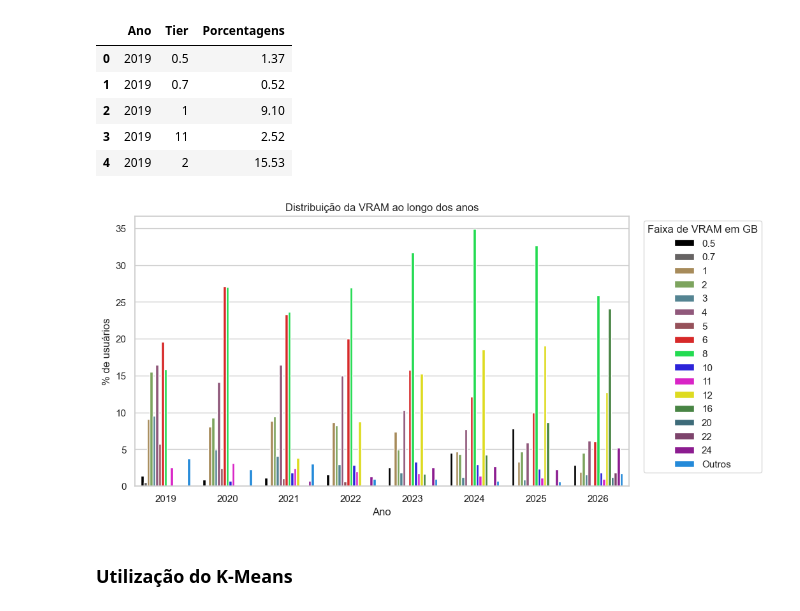
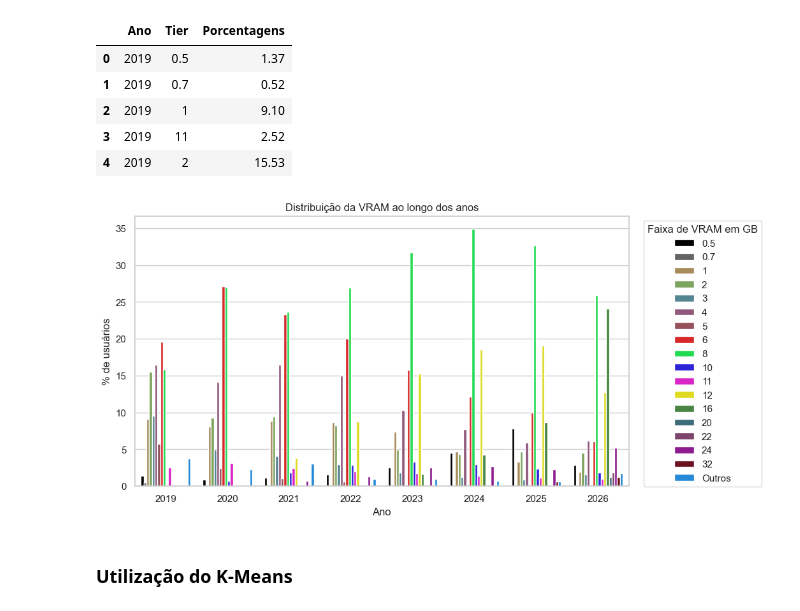
Before and after one commit to caiopaiva92/Trabalho-ICD-, a Jupyter notebook: Análise dos dados/EDA_dados_anuais_unificados.ipynb, the cells around one changed output. Cells and saved outputs as stored; diff of their text form; code cells hidden in the pictures.

```diff
--- a/Análise dos dados/EDA_dados_anuais_unificados.ipynb
+++ b/Análise dos dados/EDA_dados_anuais_unificados.ipynb
@@ -170,10 +170,8 @@ df_vram['Especificação'].unique()
   '16 GB',  '32 GB',  '20 GB',  '22 GB']
 Length: 18, dtype: str
 # %%
-tiers_ordem = ['0.5', '0.7', '1', '2', '3', '4', '5','6','8','10', '11', '12', '16','20','22','24', 'Outros']
+tiers_ordem = ['0.5', '0.7', '1', '2', '3', '4', '5','6','8','10', '11', '12', '16','20','22','24','32', 'Outros']
 
-# "Tabela de tradução": cada texto original vira uma faixa de RAM.
-# Textos que não aparecem aqui (ex: '2 GB', 'Less than 2 GB') viram NaN.
 mapa_tier = {
     '512 MB' : '0.5',
     '768 MB' : '0.7',
@@ -199,8 +197,8 @@ df_vram['Tier'] = df_vram['Especificação'].map(mapa_tier)
 df_vram = df_vram.dropna(subset=['Tier'])
 
 # Agrupamento: soma a porcentagem de cada faixa de RAM, por ano
-tier_pct = df_vram.groupby(['Ano', 'Tier'])['Porcentagens'].sum().reset_index()
-tier_pct.head()
+df_vram = df_vram.groupby(['Ano', 'Tier'])['Porcentagens'].sum().reset_index()
+df_vram.head()
 # %% [output]
 |  | Ano | Tier | Porcentagens |
 | 0 | 2019 | 0.5 | 1.37 |
@@ -209,7 +207,7 @@ tier_pct.head()
 | 3 | 2019 | 11 | 2.52 |
 | 4 | 2019 | 2 | 15.53 |
 # %%
-# Só a paleta de cores muda em relação ao padrão do seaborn
+
 cores = {
     '0.5' : '#000000',
         '0.7': "#666363",
@@ -221,35 +219,35 @@ cores = {
         '6': "#F40C0C",
         '8' : "#05F942",
         '10' : "#1105F7",
         '11': "#F706DE",
         '12':"#FEFA01",
         '16':"#3E8F39",
         '20':"#337183",
         '22':"#863A70",
         '24':"#9E09A3",
         '32':"#7A0317",
         'Outros': "#068EF7",
 }
 
 plt.figure(figsize=(10, 5.5))
 
 ax = sns.barplot(
-    data=tier_pct,
+    data=df_vram,
     x='Ano',
     y='Porcentagens',
     hue='Tier',
     hue_order=tiers_ordem,
     palette=cores
 )
 
 plt.title('Distribuição da VRAM ao longo dos anos')
 plt.xlabel('Ano')
 plt.ylabel('% de usuários')
 plt.legend(title='Faixa de VRAM em GB', bbox_to_anchor=(1.02, 1), loc='upper left')
 
 plt.show()
 # %% [output]
-[figure, old version]
+[figure, new version]
 # %% [markdown]
 ### Utilização do K-Means
 # %%
```
Also changed, not shown: parts of 11 cells of this notebook.
